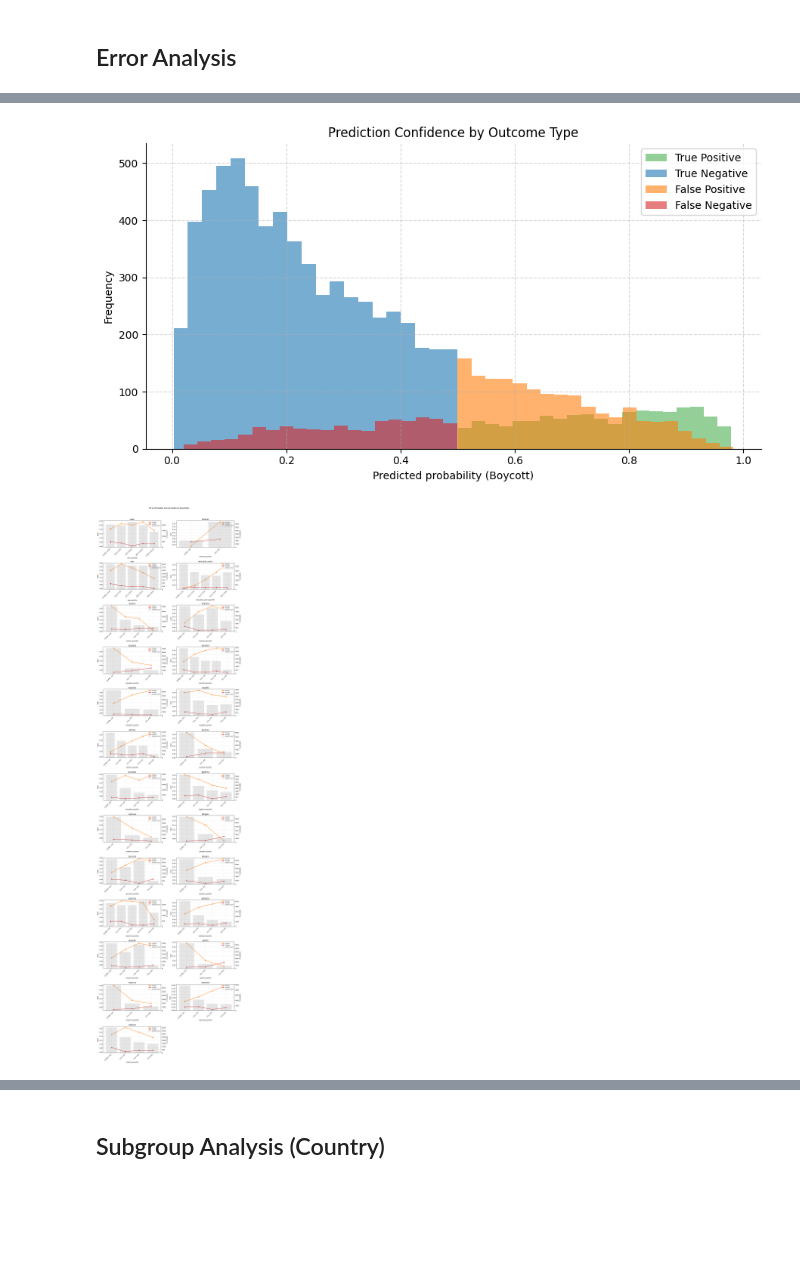
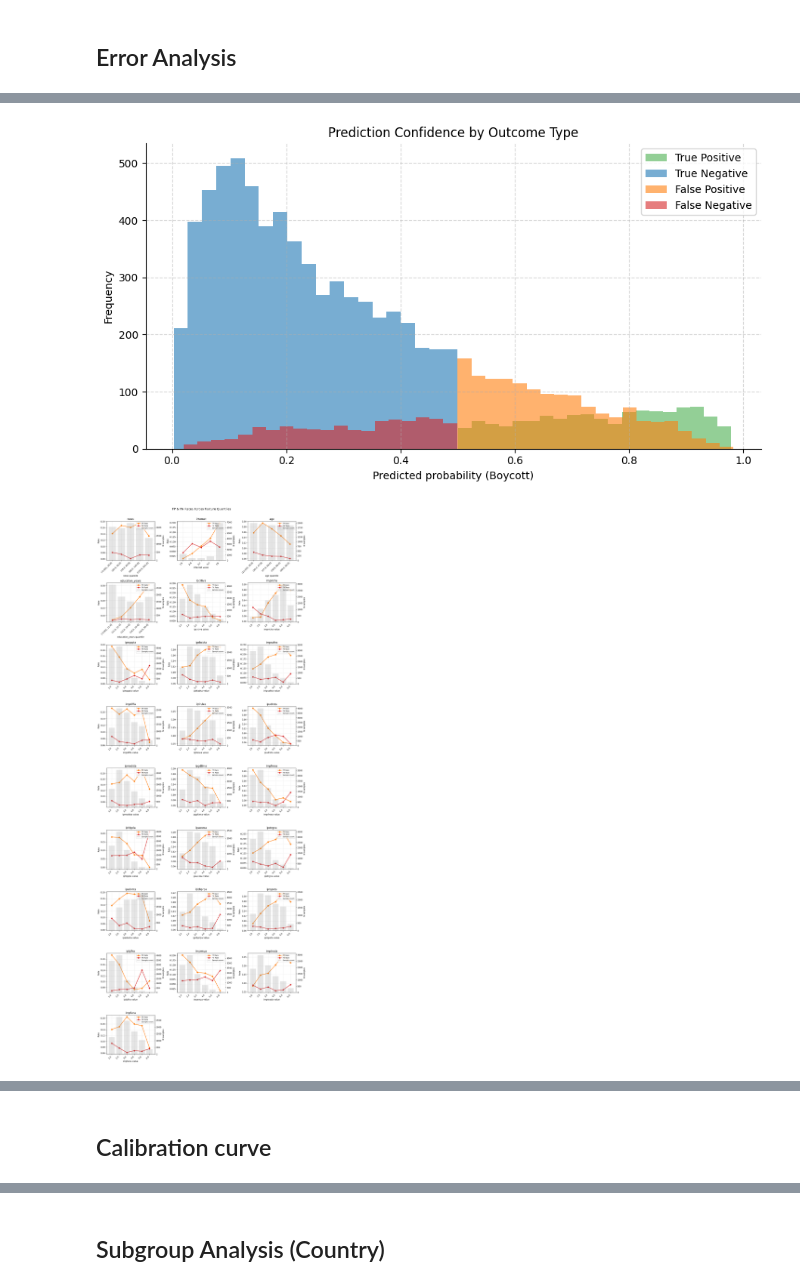
Before and after one commit to kchua675/Thesis, a Jupyter notebook: Thesis.ipynb, the cells around one changed output, grey strips where cells are left out. Saved outputs shown, nothing was run; the diff lists cells and outputs as text; code cells hidden in the pictures; blank space fills up the shorter version.

```diff
--- a/Thesis.ipynb
+++ b/Thesis.ipynb
@@ -1663,14 +1668,12 @@ from sklearn.calibration import calibration_curve
 
 # -----------------------------
 # STEP 1: Build results table
-# Uses original (pre-processed) X_holdout features for interpretability
 # -----------------------------
 results_clf = X_holdout.copy().reset_index(drop=True)
 results_clf["y_true"]  = y_holdout.reset_index(drop=True)
 results_clf["y_pred"]  = y_holdout_pred
 results_clf["y_proba"] = y_holdout_prob
 
-# Label each sample by outcome type
 def assign_error_type(row):
     if row["y_true"] == 1 and row["y_pred"] == 1:
         return "true_positive"
@@ -1703,13 +1706,12 @@ print(false_positives.describe())
 
 # -----------------------------
 # STEP 3: Prediction confidence by outcome type
-# (from lecture section 4.2.3)
 # -----------------------------
 colors = {
-    "true_positive":  "#4CAF50",   # green
-    "true_negative":  "#1f77b4",   # blue
-    "false_positive": "#ff7f0e",   # orange
-    "false_negative": "#d62728"    # red
+    "true_positive":  "#4CAF50",
+    "true_negative":  "#1f77b4",
+    "false_positive": "#ff7f0e",
+    "false_negative": "#d62728"
 }
 
 plt.figure(figsize=(9, 5))
@@ -1730,13 +1732,11 @@ plt.show()
 
 # -----------------------------
 # STEP 4: Binned error analysis per numerical feature
-# (from lecture section 4.2.4)
-# Run for each numerical feature to spot where errors cluster
 # -----------------------------
-n_bins = 5  # fewer bins since holdout set is smaller than full data
+n_bins = 5
 
-fig_rows = int(np.ceil(len(numerical_cols) / 2))
-fig, axes = plt.subplots(fig_rows, 2, figsize=(14, 4 * fig_rows))
+fig_rows = int(np.ceil(len(numerical_cols) / 3))
+fig, axes = plt.subplots(fig_rows, 3, figsize=(14, 4 * fig_rows))
 axes = axes.flatten()
 
 for i, feature in enumerate(numerical_cols):
@@ -1744,10 +1744,16 @@ for i, feature in enumerate(numerical_cols):
         continue
 
     temp = results_clf[[feature, "y_true", "y_pred"]].copy()
+
     try:
-        temp[f"{feature}_bin"] = pd.qcut(temp[feature], q=n_bins, duplicates="drop")
+        if temp[feature].nunique() <= 10:
+            # Ordinal / low-cardinality: group by raw value
+            temp[f"{feature}_bin"] = temp[feature]
+        else:
+            # Continuous: quantile binning
+            temp[f"{feature}_bin"] = pd.qcut(temp[feature], q=n_bins, duplicates="drop")
     except Exception:
-        continue  # skip if not enough unique values
+        continue
 
     summary = temp.groupby(f"{feature}_bin", observed=False).apply(
         lambda df: pd.Series({
@@ -1770,7 +1776,7 @@ for i, feature in enumerate(numerical_cols):
              linewidth=2, label="FN Rate", color="#d62728")
 
     ax1.set_title(feature)
-    ax1.set_xlabel(f"{feature} quantile")
+    ax1.set_xlabel(f"{feature} {'value' if temp[feature].nunique() <= 10 else 'quantile'}")
     ax1.set_ylabel("Rate")
     ax2.set_ylabel("N samples")
     ax1.set_xticklabels(ax1.get_xticklabels(), rotation=45, ha="right")
@@ -1779,53 +1785,32 @@ for i, feature in enumerate(numerical_cols):
 
     lines1, labels1 = ax1.get_legend_handles_labels()
     lines2, labels2 = ax2.get_legend_handles_labels()
     ax1.legend(lines1 + lines2, labels1 + labels2, loc="upper right", fontsize=8)
 
-# Remove empty subplots
 for j in range(i + 1, len(axes)):
     fig.delaxes(axes[j])
 
-
 fig.suptitle("FP & FN Rates Across Feature Quantiles", fontsize=14, y=1.02)
 plt.tight_layout()
-plt.subplots_adjust(top=0.995)  # leaves room for the suptitle
+plt.subplots_adjust(top=0.995)
 plt.show()
-
-# -----------------------------
-# STEP 5: Calibration curve
-# (from lecture section 4.2.5)
-# Are the predicted probabilities trustworthy?
-# -----------------------------
-prob_true, prob_pred_cal = calibration_curve(y_holdout, y_holdout_prob, n_bins=10)
-
-plt.figure(figsize=(8, 8))
-plt.plot(prob_pred_cal, prob_true, marker="o", label="CatBoost")
-plt.plot([0, 1], [0, 1], linestyle="--", label="Perfect calibration")
-plt.xlabel("Predicted probability")
-plt.ylabel("Observed frequency (Boycott)")
-plt.title("Calibration Curve")
-plt.legend()
-plt.grid(True, linestyle="--", alpha=0.5)
-plt.gca().spines[["top", "right"]].set_visible(False)
-plt.tight_layout()
-plt.show()
 # %% [output]
 Outcome type counts:
 error_type
 true_negative     6313
 false_positive    1506
 true_positive     1092
 false_negative     693
 Name: count, dtype: int64
 
 False Negatives (missed boycotts): 693
 False Positives (wrongly flagged): 1506
 
 --- FALSE NEGATIVES (missed boycotts) ---
 ... (80 lines left out)
 75%       4.000000     4.000000     0.0     1.0     0.745066
 max       6.000000     6.000000     0.0     1.0     0.982415
 
 [8 rows x 28 columns]
 [figure]
-[figure, old version]
+[figure, new version]
@@ -1832,0 +1817,2 @@ max       6.000000     6.000000     0.0     1.0     0.982415
+# %% [markdown]
+## Calibration curve
```
Also changed, not shown: parts of 6 cells of this notebook.
